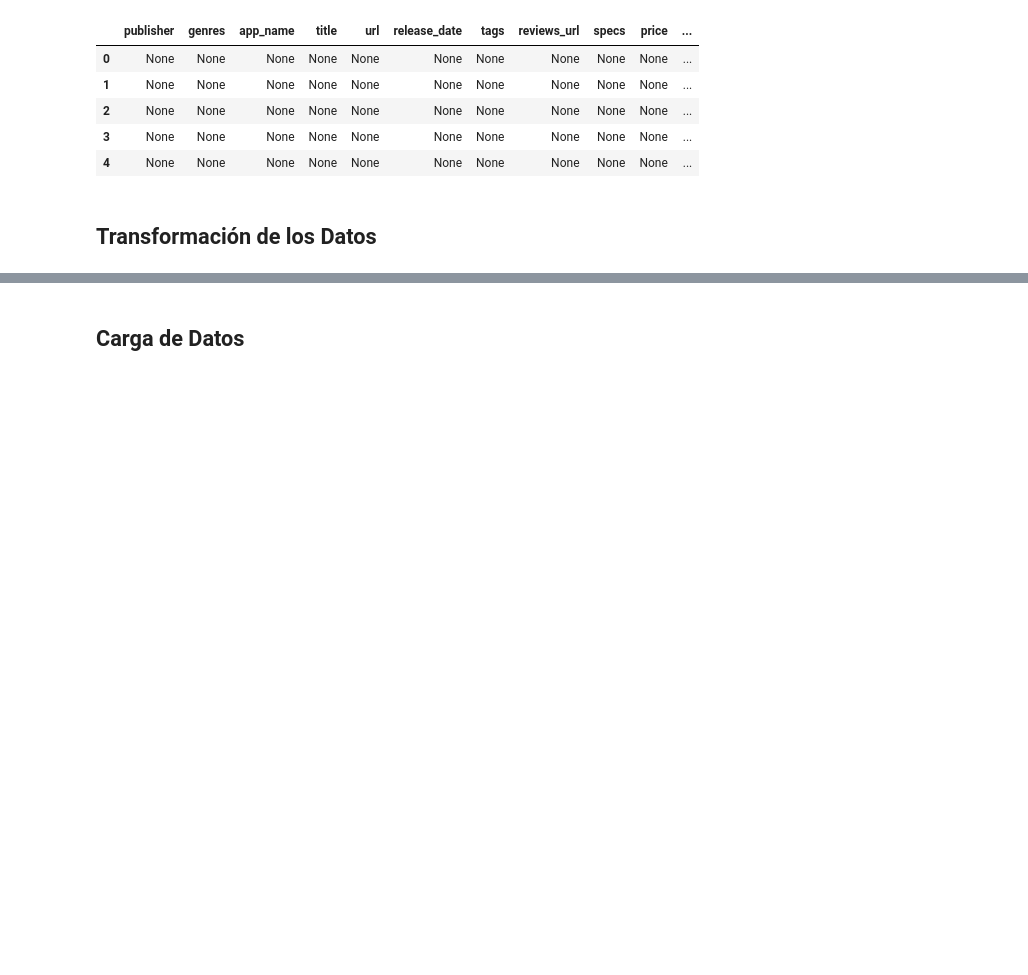
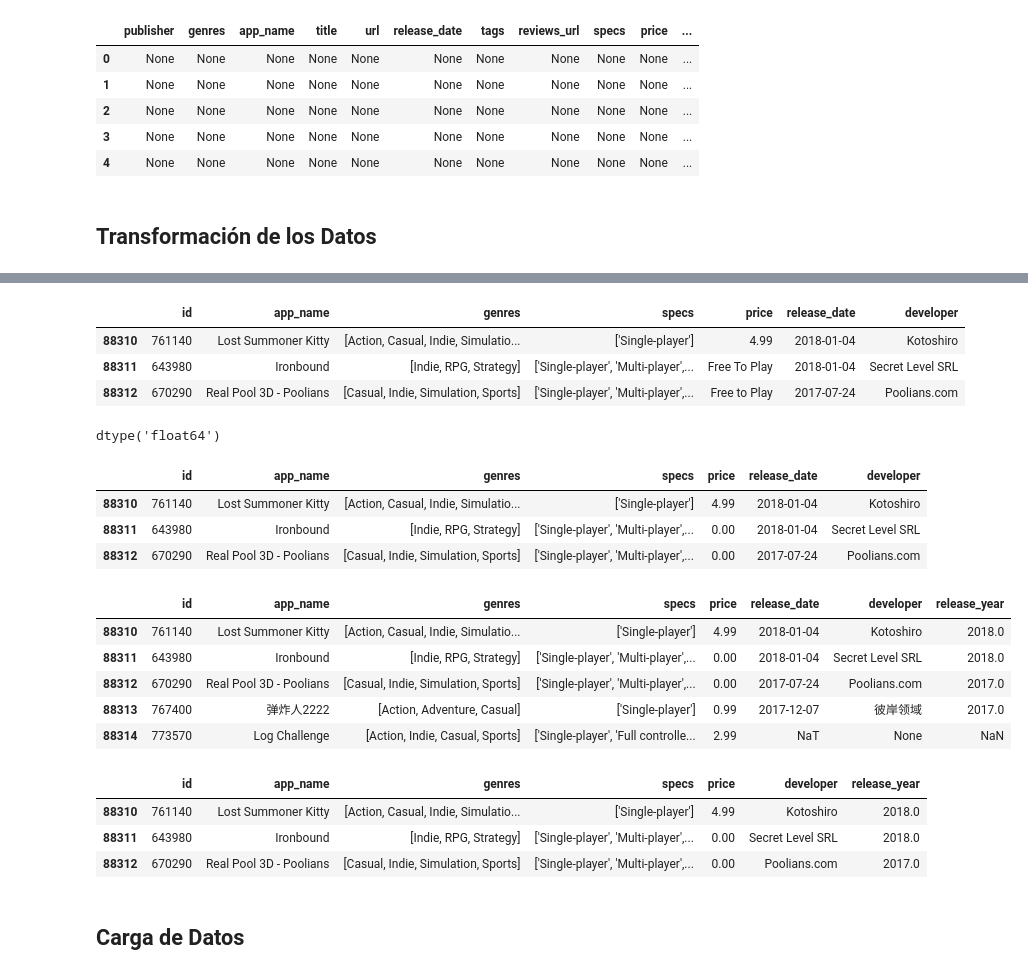
Before and after one commit to DataSciGina/VideoGameRecommender, a Jupyter notebook: ETL/ETL_steam_games.ipynb, the cells around one changed output, grey strips where cells are left out. Saved outputs shown, nothing was run; the diff lists cells and outputs as text; code cells hidden in the pictures; blank space fills up the shorter version.

```diff
--- a/ETL/ETL_steam_games.ipynb
+++ b/ETL/ETL_steam_games.ipynb
@@ -95,0 +218,4 @@ final_review.head()
+# %%
+#se convierten los textos a formato str
+df_steam = df_steam.astype({'app_name': 'str', 'specs': 'str', 'price': 'str', 'developer': 'str'})
+[print(c, df_steam[c].dtype) for c in df_steam.columns]
@@ -96,3 +255,66 @@ final_review.head()
+# %%
+df_steam['genres'] = df_steam['genres'].apply(delete_free_to_play)
+df_steam.head(3)
+# %% [output]
+|  | id | app_name | genres | specs | price | release_date | developer |
+| 88310 | 761140 | Lost Summoner Kitty | [Action, Casual, Indie, Simulatio... | ['Single-player'] | 4.99 | 2018-01-04 | Kotoshiro |
+| 88311 | 643980 | Ironbound | [Indie, RPG, Strategy] | ['Single-player', 'Multi-player',... | Free To Play | 2018-01-04 | Secret Level SRL |
+| 88312 | 670290 | Real Pool 3D - Poolians | [Casual, Indie, Simulation, Sports] | ['Single-player', 'Multi-player',... | Free to Play | 2017-07-24 | Poolians.com |
+# %%
+# Definir función para manejar los precios
+# si incluyen la palabra Free, el precio se configura en 0
+def handle_price(price):
+    '''
+    Si el precio contiene la palabra Free o free retorna 0.0,
+    sino, intenta convertirlo a float y, en caso de no poder, retorna NaN
+    '''
+    if 'Free' in price or 'free' in price:
+        return 0.0
+    # Si no contiene la palabra Free, intenta convertirlo a float y, en caso de no poder, retorna NaN
+    try:
+        return float(price)
+    except ValueError:
+        return np.nan
+# %%
+# se cambian los valores que implican Free to Play a Free
+df_steam['price'] = df_steam['price'].apply(handle_price)
+# verificar tipo de dato de la columna price
+
+df_steam['price'].dtype
+# %% [output]
+dtype('float64')
+# %%
+df_steam.head(3)
+# %% [output]
+|  | id | app_name | genres | specs | price | release_date | developer |
+| 88310 | 761140 | Lost Summoner Kitty | [Action, Casual, Indie, Simulatio... | ['Single-player'] | 4.99 | 2018-01-04 | Kotoshiro |
+| 88311 | 643980 | Ironbound | [Indie, RPG, Strategy] | ['Single-player', 'Multi-player',... | 0.00 | 2018-01-04 | Secret Level SRL |
+| 88312 | 670290 | Real Pool 3D - Poolians | [Casual, Indie, Simulation, Sports] | ['Single-player', 'Multi-player',... | 0.00 | 2017-07-24 | Poolians.com |
+# %%
+# Convertir las fechas en diferentes formatos a un formato unificado de fecha
+df_steam['release_date'] = pd.to_datetime(df_steam['release_date'], errors='coerce')
+
+# Extraer el año de las fechas convertidas
+df_steam['release_year'] = df_steam['release_date'].dt.year
+
+# Mostrar un ejemplo de las primeras filas
+df_steam.head()
+# %% [output]
+|  | id | app_name | genres | specs | price | release_date | developer | release_year |
+| 88310 | 761140 | Lost Summoner Kitty | [Action, Casual, Indie, Simulatio... | ['Single-player'] | 4.99 | 2018-01-04 | Kotoshiro | 2018.0 |
+| 88311 | 643980 | Ironbound | [Indie, RPG, Strategy] | ['Single-player', 'Multi-player',... | 0.00 | 2018-01-04 | Secret Level SRL | 2018.0 |
+| 88312 | 670290 | Real Pool 3D - Poolians | [Casual, Indie, Simulation, Sports] | ['Single-player', 'Multi-player',... | 0.00 | 2017-07-24 | Poolians.com | 2017.0 |
+| 88313 | 767400 | 弹炸人2222 | [Action, Adventure, Casual] | ['Single-player'] | 0.99 | 2017-12-07 | 彼岸领域 | 2017.0 |
+| 88314 | 773570 | Log Challenge | [Action, Indie, Casual, Sports] | ['Single-player', 'Full controlle... | 2.99 | NaT | None | NaN |
+# %%
+# eliminar columna release_date y mostrar los tres primeros resultados
+df_steam = df_steam.drop(columns=['release_date'])
+df_steam.head(3)
+# %% [output]
+|  | id | app_name | genres | specs | price | developer | release_year |
+| 88310 | 761140 | Lost Summoner Kitty | [Action, Casual, Indie, Simulatio... | ['Single-player'] | 4.99 | Kotoshiro | 2018.0 |
+| 88311 | 643980 | Ironbound | [Indie, RPG, Strategy] | ['Single-player', 'Multi-player',... | 0.00 | Secret Level SRL | 2018.0 |
+| 88312 | 670290 | Real Pool 3D - Poolians | [Casual, Indie, Simulation, Sports] | ['Single-player', 'Multi-player',... | 0.00 | Poolians.com | 2017.0 |
 # %% [markdown]
 ## Carga de Datos
 # %% [markdown]
```
Also changed, not shown: parts of 60 cells of this notebook, 6 other files.
